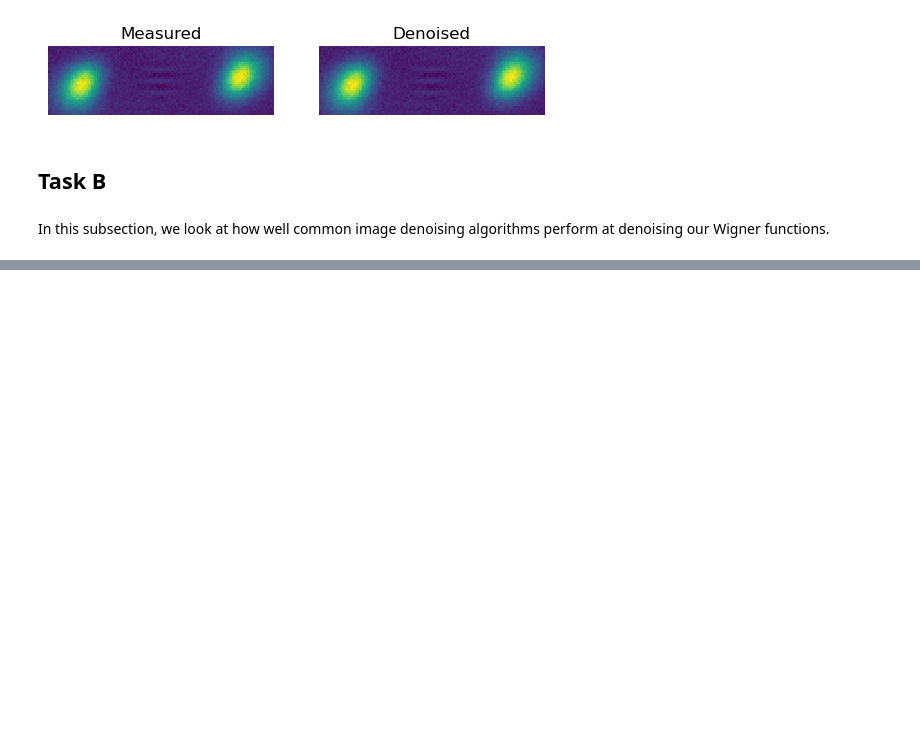
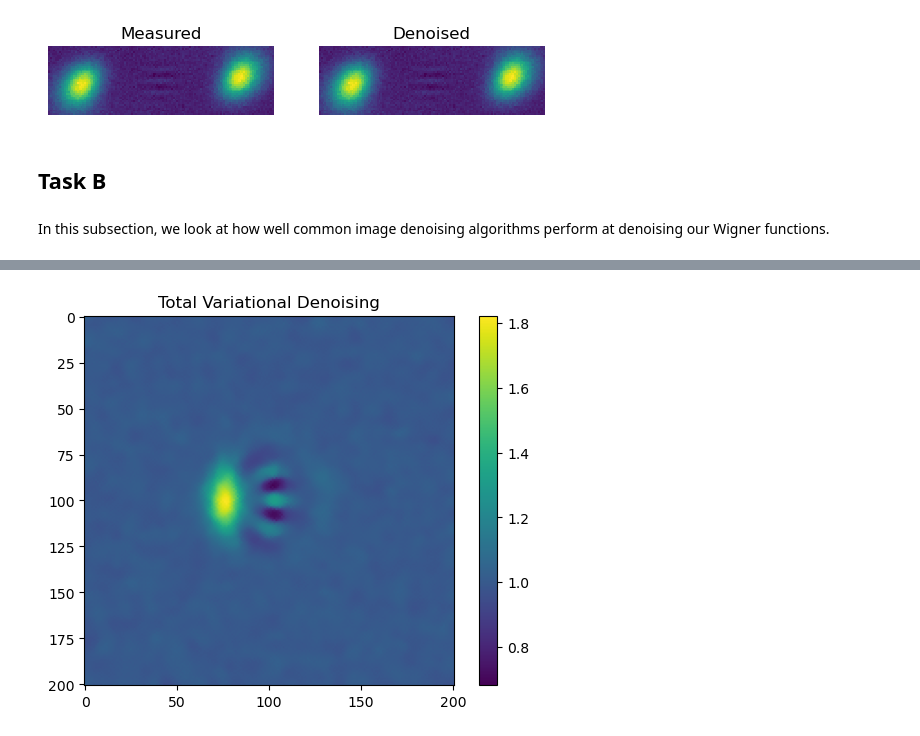
Before and after one commit to Jan5113/QHack25, a Jupyter notebook: denoising.ipynb, the cells around one changed output, grey strips where cells are left out. Saved outputs shown, nothing was run; the diff lists cells and outputs as text; code cells hidden in the pictures; blank space fills up the shorter version.

Commit message:
added denoising algorithms

```diff
--- a/denoising.ipynb
+++ b/denoising.ipynb
@@ -485,6 +480,10 @@ print(psnr_calibrated_tv)
 # %%
 plt.imshow(denoised_calibrated_tv.T)
 plt.colorbar()
+plt.title('Total Variational Denoising')
+plt.show()
+# %% [output]
+[figure, added]
 # %%
 sigma_est = estimate_sigma(test_noisy_wigner)
 
```
Also changed, not shown: parts of 9 cells of this notebook.
